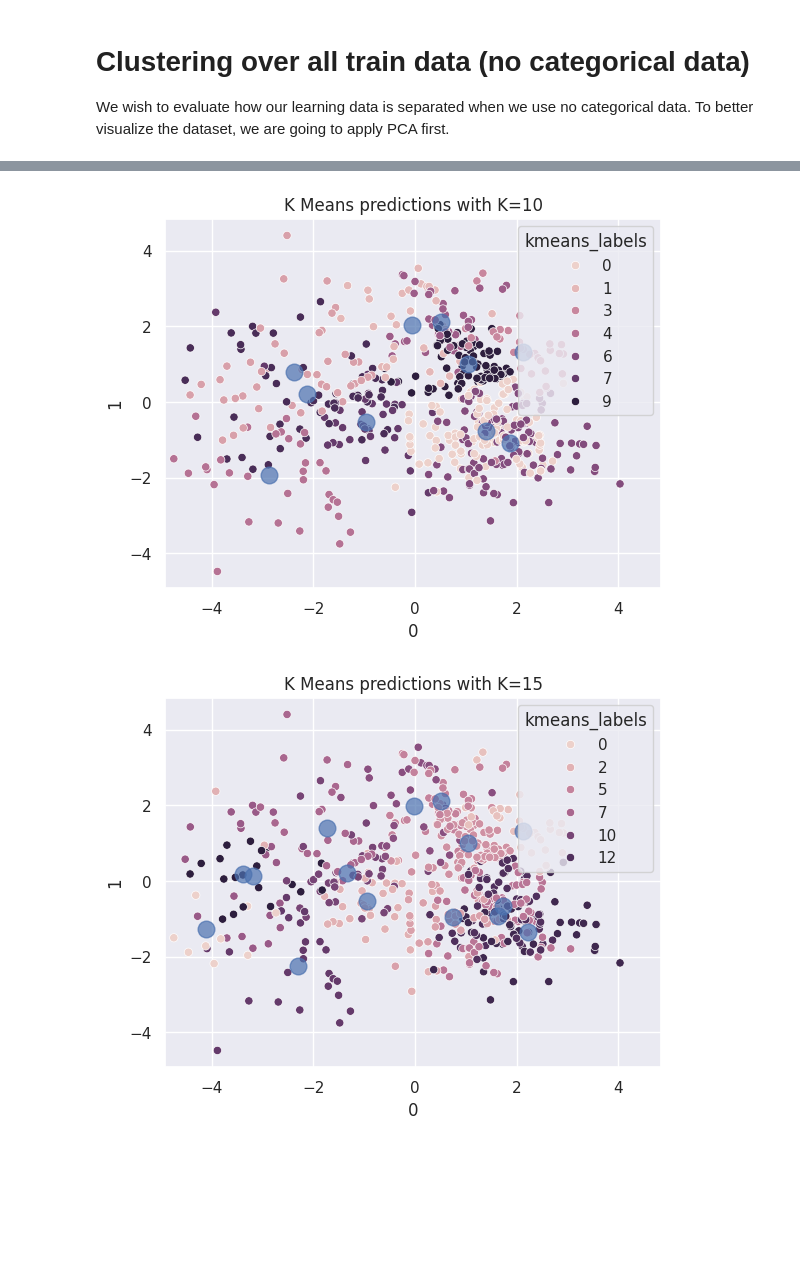
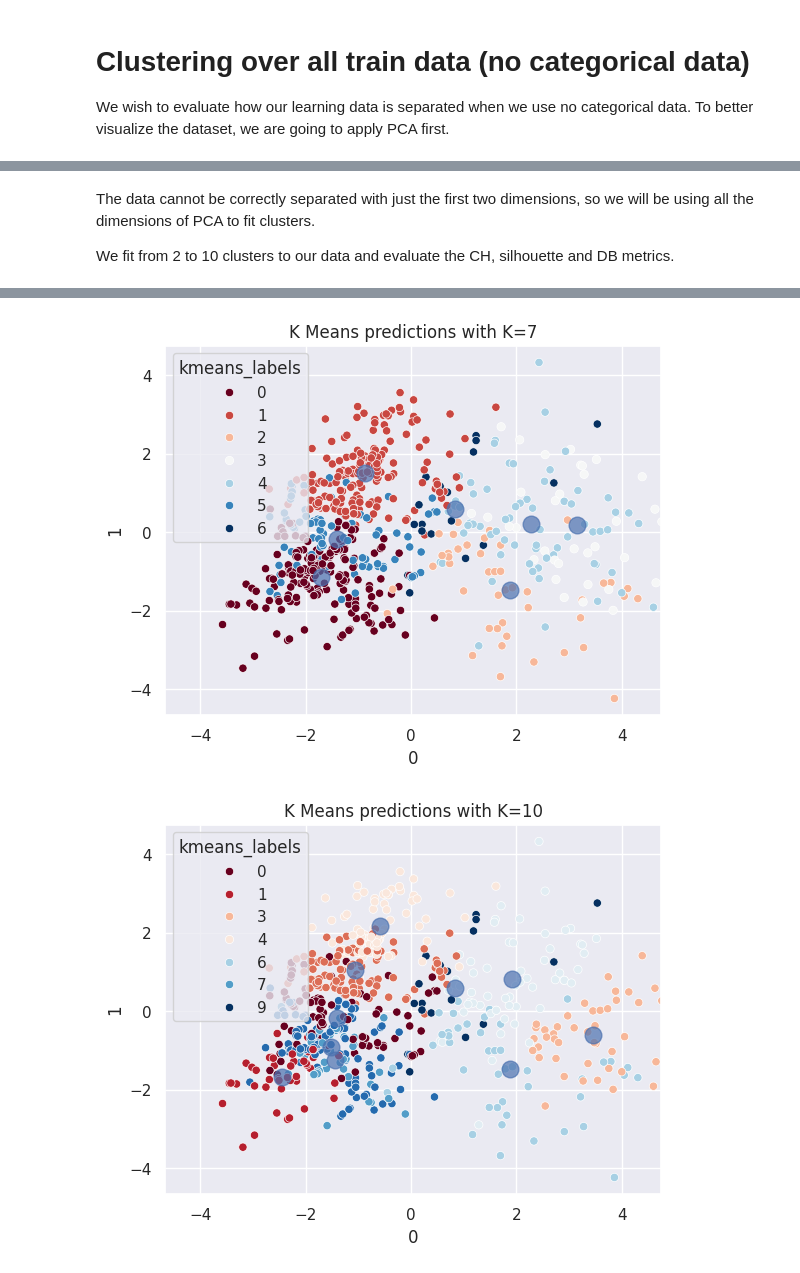
Before and after one commit to SrChen6/AA1-Competition, a Jupyter notebook: Cluztering.ipynb, the cells around one changed output, grey strips where cells are left out. Saved outputs shown, nothing was run; the diff lists cells and outputs as text; code cells hidden in the pictures; blank space fills up the shorter version.

```diff
--- a/Cluztering.ipynb
+++ b/Cluztering.ipynb
@@ -27,8 +27,17 @@ from sklearn.preprocessing import minmax_scale
 from time import time
 from datetime import timedelta
 # %%
-learn_data = pd.read_csv("log_ILDS_train_X.csv", sep = ",", decimal = ".")
-test_data = pd.read_csv("log_ILDS_test_X.csv", sep = ",", decimal = ".")
+learn_data = pd.read_csv("resampled_train.csv", sep = ",", header = None)
+test_X = pd.read_csv("scaled_test.csv", sep = ",", header = None)
+
+columns = ['Age', 'TB', 'DB', 'Alkphos', 'Sgpt', 'Sgot', 'TP', 'ALB', 'AR', 'BilRatio', 'Female']
+learn_data.columns = columns + ['Target']
+test_X.columns = columns
+
+X_learn = learn_data.drop(columns = ['Target'])
+X_learn['Female'] = X_learn['Female'].astype('category')
+y_learn = learn_data['Target'].astype('category')
+test_X['Female'] = test_X['Female'].astype('category')
 # %% [markdown]
 We are working on the competition dataset, but with preprocessing done. About the data:
 - Resampling has been done on the learning data in order to achieve balance of classes.
@@ -38,7 +47,7 @@ We are working on the competition dataset, but with preprocessing done. About th
 
 We wish to evaluate how our learning data is separated when we use no categorical data. To better visualize the dataset, we are going to apply PCA first.
 # %%
-num_data = learn_data.drop(columns = ["Female", "Target"])
+num_data = X_learn.drop(columns = ["Female"])
 
 corr = num_data.corr()
 corr.style.background_gradient(cmap='RdBu')
@@ -77,3 +86,7 @@ _ = plt.scatter(x = x, y = y, c = learn_data['Target'], cmap = "RdBu")
+# %% [markdown]
+The data cannot be correctly separated with just the first two dimensions, so we will be using all the dimensions of PCA to fit clusters.
+
+We fit from 2 to 10 clusters to our data and evaluate the CH, silhouette and DB metrics.
 # %%
 index = pd.MultiIndex.from_arrays([['kmeans'], [2]], names=('model', 'K'))
 
@@ -87,7 +100,7 @@ def compute_clustering_and_plot(K, data, results):
     data['kmeans_labels'] = kmeans.labels_
 
     # Plot results
-    sns.scatterplot(x = "0", y = "1", hue='kmeans_labels', data = data)
+    sns.scatterplot(x = "0", y = "1", hue='kmeans_labels', data = data, palette = "RdBu")
     plt.plot(kmeans.cluster_centers_[:,0], kmeans.cluster_centers_[:, 1], 'bo', markersize=12, alpha=0.7)
     plt.xlim(plt.ylim())
     plt.title(f'K Means predictions with K={K}')
@@ -103,7 +116,7 @@ def compute_clustering_and_plot(K, data, results):
     return results
 
 X_pca.columns = X_pca.columns.astype(str)
-K_values = [2, 3, 5, 10, 15, 20]
+K_values = [2, 3, 5, 7, 10]
 for k in K_values:
     results = compute_clustering_and_plot(k, X_pca, results_df)
 # %% [output]
@@ -113,2 +126,2 @@ for k in K_values:
-[figure, old version]
+[figure, new version]
-[figure, old version]
+[figure, new version]
```
Also changed, not shown: parts of 19 cells of this notebook.
